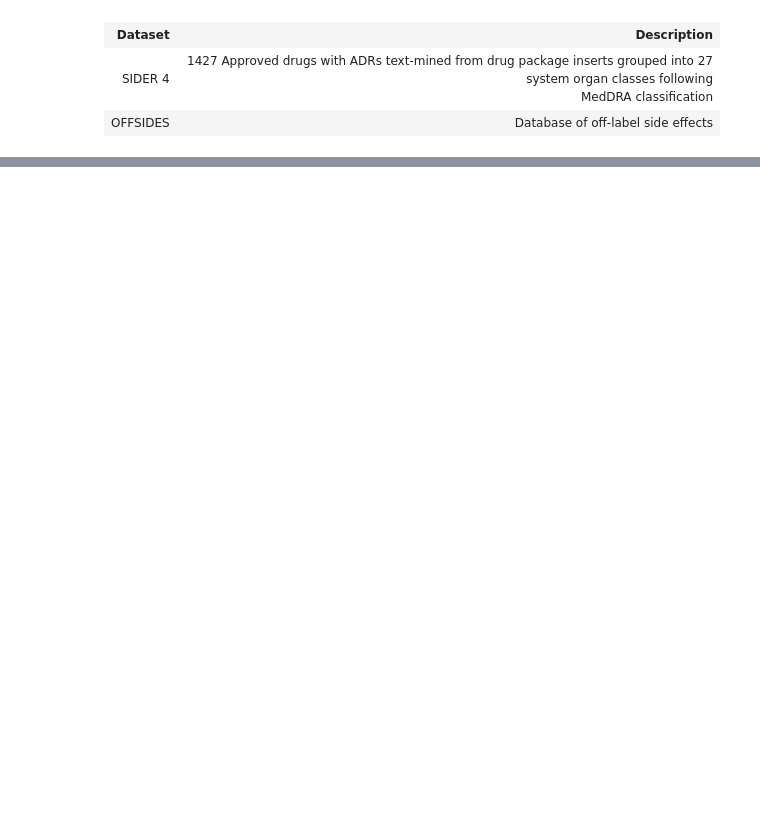
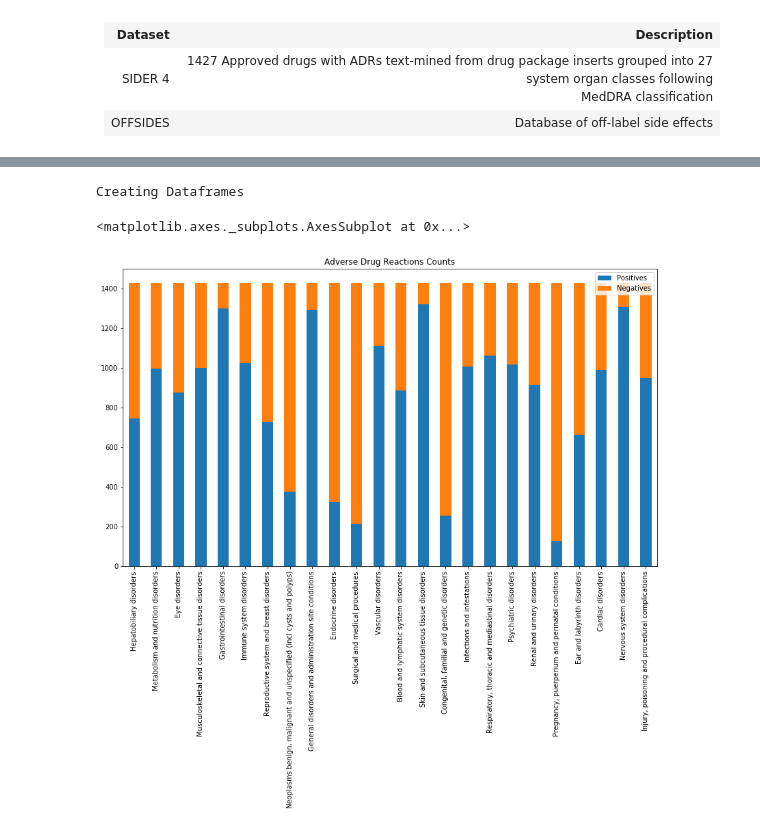
Before and after one commit to ricardoamferreira/Predicting-Adverse-Drug-Reactions-with-Machine-Learning, a Jupyter notebook: Predicting Adverse Drug Reactions With Machine Learning.ipynb, the cells around one changed output, grey strips where cells are left out. Drawn from its saved outputs; the diff is of its cells as text; code cells hidden in the pictures; blank space fills up the shorter version.

```diff
--- a/Predicting Adverse Drug Reactions With Machine Learning.ipynb
+++ b/Predicting Adverse Drug Reactions With Machine Learning.ipynb
@@ -43,0 +66,17 @@
+# %%
+# Creating base df_molecules, df_y with the results vectors, and df_mols_descr with the descriptors
+print("Creating Dataframes")
+y_all, df_molecules = create_original_df(write_s=False)
+df_molecules.drop("smiles", axis=1, inplace=True)
+todrop = ["Product issues", "Investigations", "Social circumstances"]
+y_all.drop(todrop, axis=1, inplace=True)  # No real connection with the molecule, multiple problems
+out_names = y_all.columns.tolist()  # Get class labels
+
+# Separating in a DF_mols_train and an Df_mols_test, in order to avoid data snooping and fitting the model to the test
+df_mols_train, df_mols_test, y_train, y_test = train_test_split(df_molecules, y_all, test_size=0.2, random_state=seed)
+
+# Fingerprint length
+#all_df_results_svc = test_fingerprint_size(df_mols_train, y_train, SVC(gamma="scale", random_state=seed), makeplots=True, write=False)
+# Best result with ECFP-4 at 1125 - This will be used to all results
+# %% [output]
+Creating Dataframes
@@ -43,0 +105,8 @@
+# %%
+d = {"Positives": y_all.sum(axis=0), "Negatives": 1427 - y_all.sum(axis=0)}
+countsm = pd.DataFrame(data=d)
+df_perc = countsm / 1427
+countsm.plot(kind='bar', figsize=(14, 8), title="Adverse Drug Reactions Counts", ylim=(0, 1500), stacked=True)
+# %% [output]
+<matplotlib.axes._subplots.AxesSubplot at 0x...>
+[figure, added]
```
Also changed, not shown: parts of 7 cells of this notebook, 4 other files.
